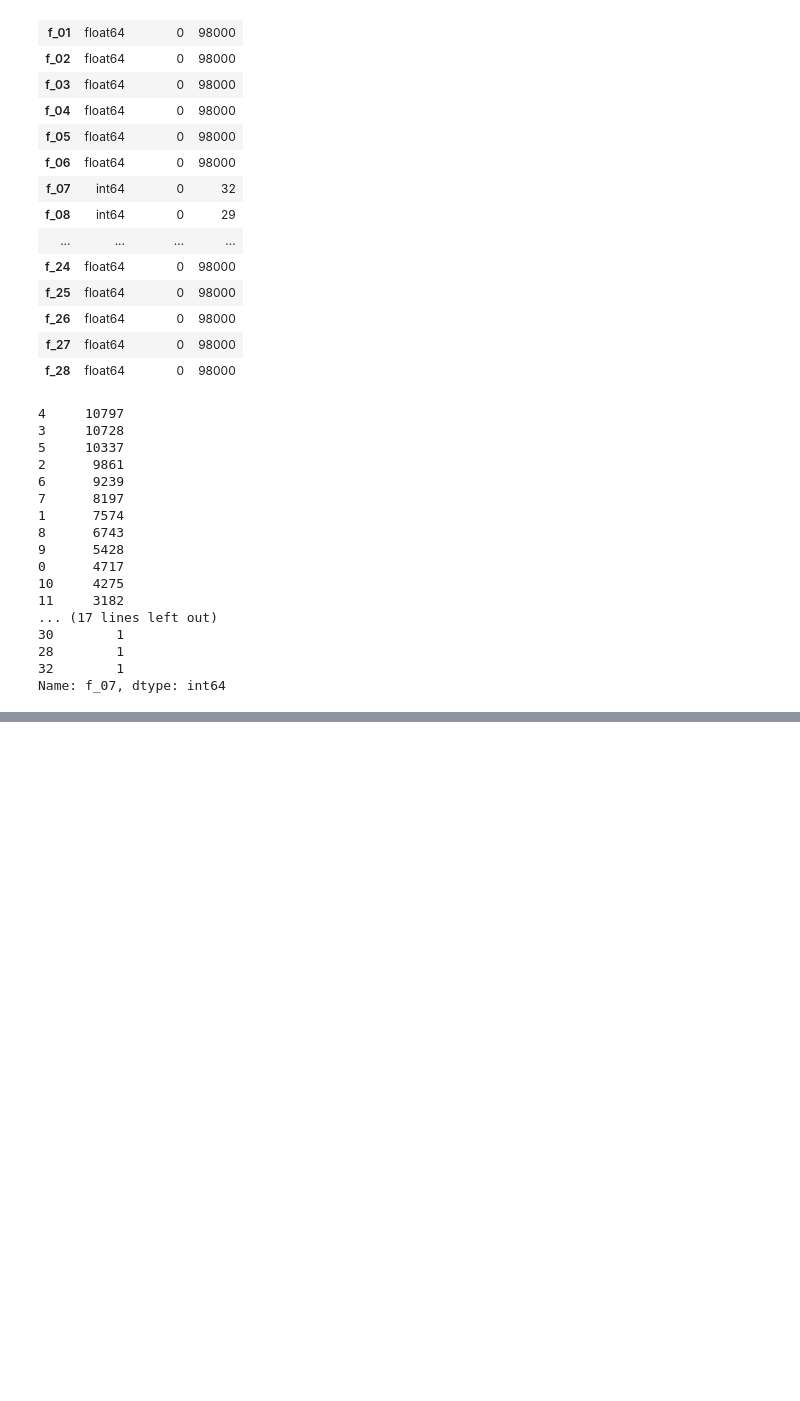
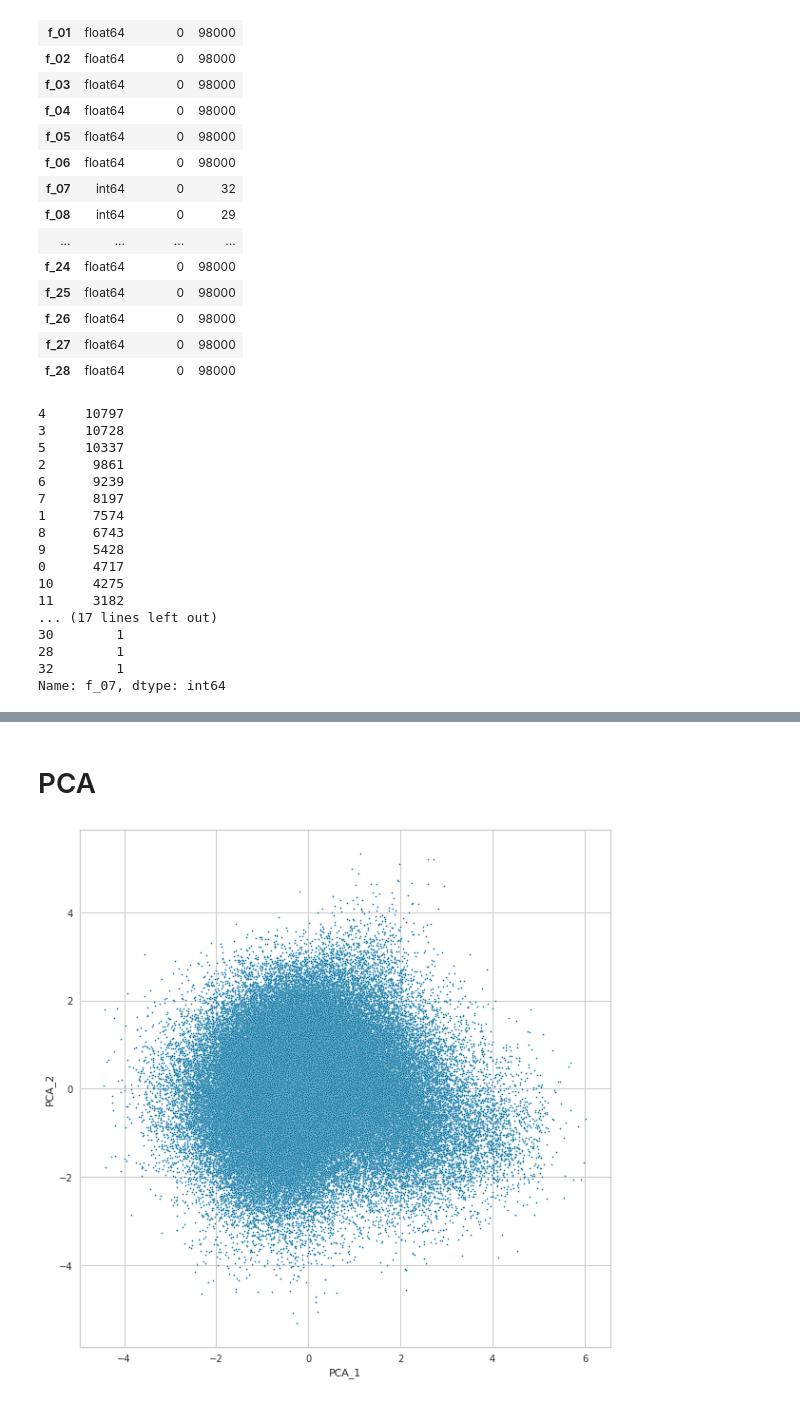
Before and after one commit to nsu1210/Kaggle, a Jupyter notebook: tps-july2022-cluster.ipynb, the cells around one changed output, grey strips where cells are left out. Drawn from its saved outputs; the diff is of its cells as text; code cells hidden in the pictures; blank space fills up the shorter version.

```diff
--- a/tps-july2022-cluster.ipynb
+++ b/tps-july2022-cluster.ipynb
@@ -93,0 +103,16 @@ plt.show()
+# %% [markdown]
+# PCA
+# %%
+sc = StandardScaler()
+
+X_scaled = sc.fit_transform(data)
+# %%
+pca = PCA(random_state = 2022)
+X_pca = pca.fit_transform(X_scaled)
+
+PCA_df = pd.DataFrame({"PCA_1" : X_pca[:,0], "PCA_2" : X_pca[:,1]})
+
+plt.figure(figsize=(10, 10))
+sns.scatterplot(data = PCA_df, x = "PCA_1", y = "PCA_2", s=3);
+# %% [output]
+[figure, added]
```
Also changed, not shown: parts of 13 cells of this notebook.
